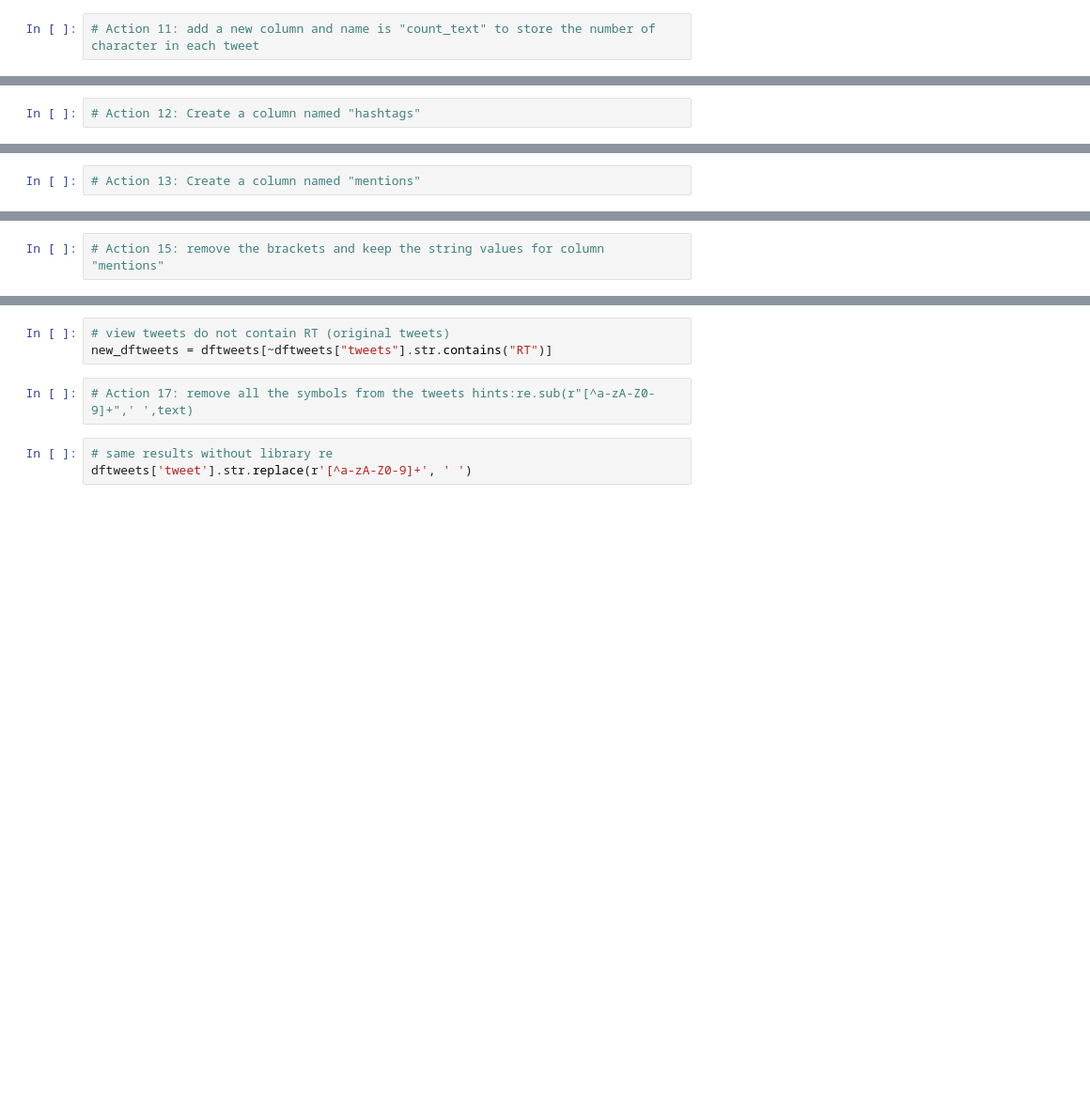
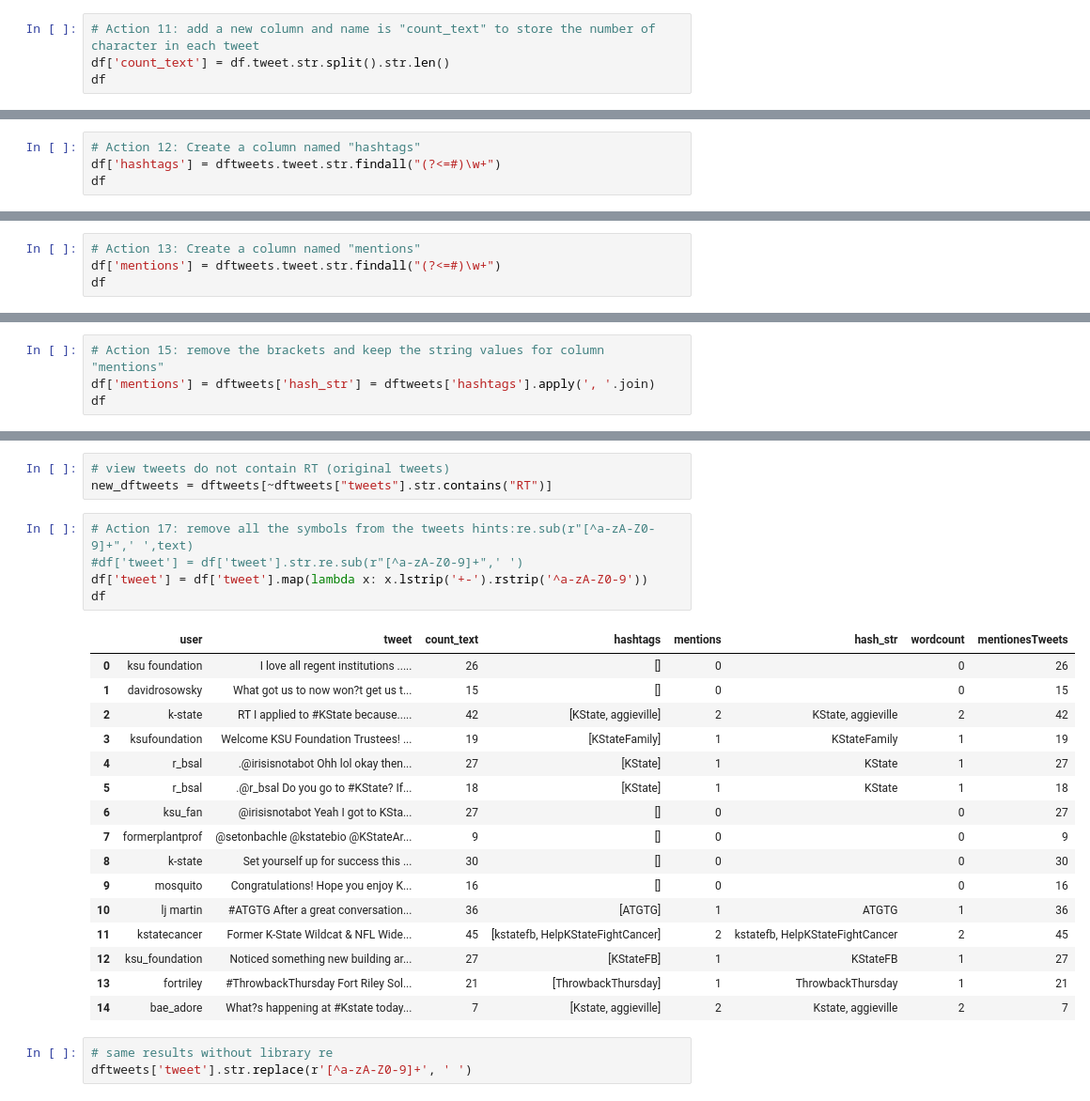
Before and after one commit to wada-yuto/MIS670, a Jupyter notebook: Challenge Lab #8 - Week 5a Pandas 1.ipynb, the cells around one changed output, grey strips where cells are left out. Shown at 94% size. Cells and saved outputs as stored; diff of their text form; blank space fills up the shorter version.

```diff
--- a/Challenge Lab #8 - Week 5a Pandas 1.ipynb
+++ b/Challenge Lab #8 - Week 5a Pandas 1.ipynb
@@ -469,2 +659,4 @@ dftweets['tweet'].str.len()
 # %%
 # Action 11: add a new column and name is "count_text" to store the number of character in each tweet
+df['count_text'] = df.tweet.str.split().str.len()
+df
@@ -473,3 +682,5 @@ dftweets['tweet'].str.len()
 dftweets.tweet.str.findall("(?<=#)\w+")
 # %%
 # Action 12: Create a column named "hashtags"
+df['hashtags'] = dftweets.tweet.str.findall("(?<=#)\w+")
+df
@@ -479,2 +707,4 @@ dftweets.tweet.str.findall("(?<=@)\w+")
 # %%
 # Action 13: Create a column named "mentions"
+df['mentions'] = dftweets.tweet.str.findall("(?<=#)\w+")
+df
@@ -485,3 +736,5 @@ dftweets.tweet.str.findall("(?<=@)\w+")
 dftweets['hash_str'] = dftweets['hashtags'].apply(', '.join)
 # %%
 # Action 15: remove the brackets and keep the string values for column "mentions"
+df['mentions'] = dftweets['hash_str'] = dftweets['hashtags'].apply(', '.join)
+df
@@ -519,6 +816,26 @@ dftweets.tweet.str.startswith("RT")
 new_dftweets = dftweets[~dftweets["tweets"].str.contains("RT")]
 # %%
 # Action 17: remove all the symbols from the tweets hints:re.sub(r"[^a-zA-Z0-9]+",' ',text)
+#df['tweet'] = df['tweet'].str.re.sub(r"[^a-zA-Z0-9]+",' ')
+df['tweet'] = df['tweet'].map(lambda x: x.lstrip('+-').rstrip('^a-zA-Z0-9'))
+df
+# %% [output]
+|  | user | tweet | count_text | hashtags | mentions | hash_str | wordcount | mentionesTweets |
+| 0 | ksu foundation | I love all regent institutions ..... | 26 | [] | 0 |  | 0 | 26 |
+| 1 | davidrosowsky | What got us to now won?t get us t... | 15 | [] | 0 |  | 0 | 15 |
+| 2 | k-state | RT I applied to #KState because..... | 42 | [KState, aggieville] | 2 | KState, aggieville | 2 | 42 |
+| 3 | ksufoundation | Welcome KSU Foundation Trustees! ... | 19 | [KStateFamily] | 1 | KStateFamily | 1 | 19 |
+| 4 | r_bsal | .@irisisnotabot Ohh lol okay then... | 27 | [KState] | 1 | KState | 1 | 27 |
+| 5 | r_bsal | .@r_bsal Do you go to #KState? If... | 18 | [KState] | 1 | KState | 1 | 18 |
+| 6 | ksu_fan | @irisisnotabot Yeah I got to KSta... | 27 | [] | 0 |  | 0 | 27 |
+| 7 | formerplantprof | @setonbachle @kstatebio @KStateAr... | 9 | [] | 0 |  | 0 | 9 |
+| 8 | k-state | Set yourself up for success this ... | 30 | [] | 0 |  | 0 | 30 |
+| 9 | mosquito | Congratulations! Hope you enjoy K... | 16 | [] | 0 |  | 0 | 16 |
+| 10 | lj martin | #ATGTG After a great conversation... | 36 | [ATGTG] | 1 | ATGTG | 1 | 36 |
+| 11 | kstatecancer | Former K-State Wildcat & NFL Wide... | 45 | [kstatefb, HelpKStateFightCancer] | 2 | kstatefb, HelpKStateFightCancer | 2 | 45 |
+| 12 | ksu_foundation | Noticed something new building ar... | 27 | [KStateFB] | 1 | KStateFB | 1 | 27 |
+| 13 | fortriley | #ThrowbackThursday Fort Riley Sol... | 21 | [ThrowbackThursday] | 1 | ThrowbackThursday | 1 | 21 |
+| 14 | bae_adore | What?s happening at #Kstate today... | 7 | [Kstate, aggieville] | 2 | Kstate, aggieville | 2 | 7 |
 # %%
 # same results without library re
 dftweets['tweet'].str.replace(r'[^a-zA-Z0-9]+', ' ')
```
Also changed, not shown: parts of 40 cells of this notebook, 22 other files.
